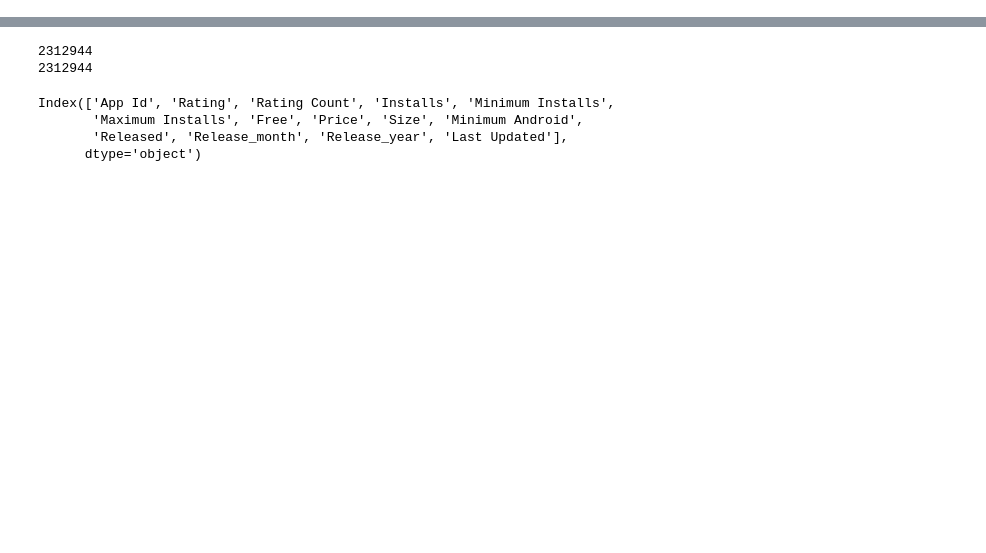
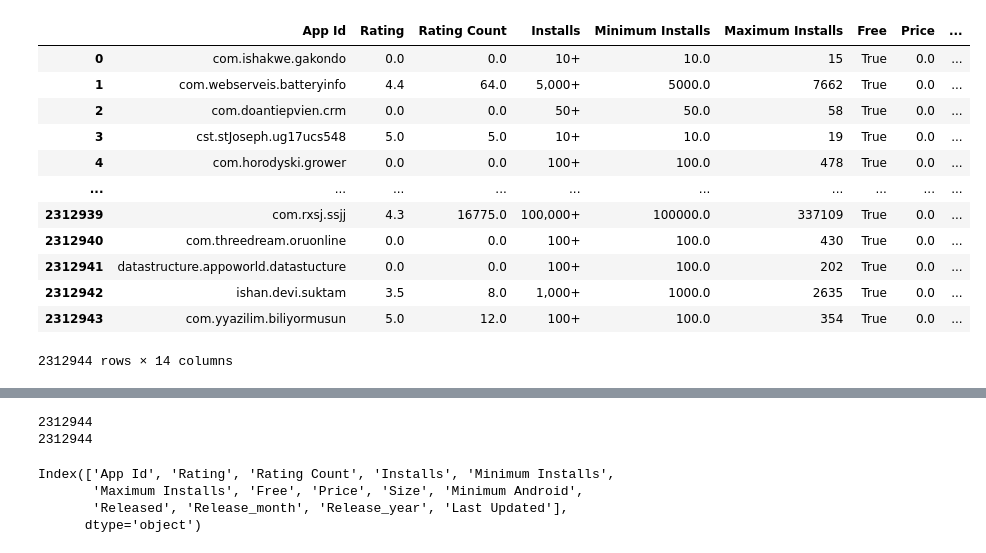
Before and after one commit to UFCIS4301/playstore-data-analysis, a Jupyter notebook: backend/dbAutomation.ipynb, the cells around one changed output, grey strips where cells are left out. Cells and saved outputs as stored; diff of their text form; code cells hidden in the pictures; blank space fills up the shorter version.

```diff
--- a/backend/dbAutomation.ipynb
+++ b/backend/dbAutomation.ipynb
@@ -13,3 +29,19 @@ appCsv = pd.read_csv(
 # %%
 appDetsCsv = pd.read_csv(
     "/Users/sinarest/Downloads/OneDrive_1_13-03-2022/application_details.csv")
+# %%
+appDetsCsv
+# %% [output]
+|  | App Id | Rating | Rating Count | Installs | Minimum Installs | Maximum Installs | Free | Price | ... |
+| 0 | com.ishakwe.gakondo | 0.0 | 0.0 | 10+ | 10.0 | 15 | True | 0.0 | ... |
+| 1 | com.webserveis.batteryinfo | 4.4 | 64.0 | 5,000+ | 5000.0 | 7662 | True | 0.0 | ... |
+| 2 | com.doantiepvien.crm | 0.0 | 0.0 | 50+ | 50.0 | 58 | True | 0.0 | ... |
+| 3 | cst.stJoseph.ug17ucs548 | 5.0 | 5.0 | 10+ | 10.0 | 19 | True | 0.0 | ... |
+| 4 | com.horodyski.grower | 0.0 | 0.0 | 100+ | 100.0 | 478 | True | 0.0 | ... |
+| ... | ... | ... | ... | ... | ... | ... | ... | ... | ... |
+| 2312939 | com.rxsj.ssjj | 4.3 | 16775.0 | 100,000+ | 100000.0 | 337109 | True | 0.0 | ... |
+| 2312940 | com.threedream.oruonline | 0.0 | 0.0 | 100+ | 100.0 | 430 | True | 0.0 | ... |
+| 2312941 | datastructure.appoworld.datastucture | 0.0 | 0.0 | 100+ | 100.0 | 202 | True | 0.0 | ... |
+| 2312942 | ishan.devi.suktam | 3.5 | 8.0 | 1,000+ | 1000.0 | 2635 | True | 0.0 | ... |
+| 2312943 | com.yyazilim.biliyormusun | 5.0 | 12.0 | 100+ | 100.0 | 354 | True | 0.0 | ... |
+2312944 rows × 14 columns
```
Also changed, not shown: parts of 45 cells of this notebook, 22 other files.
